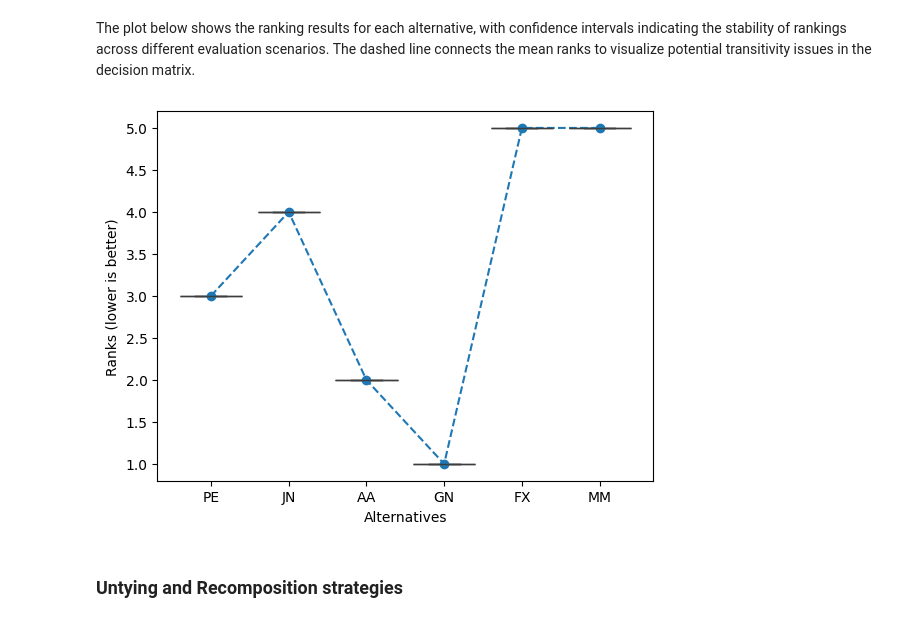
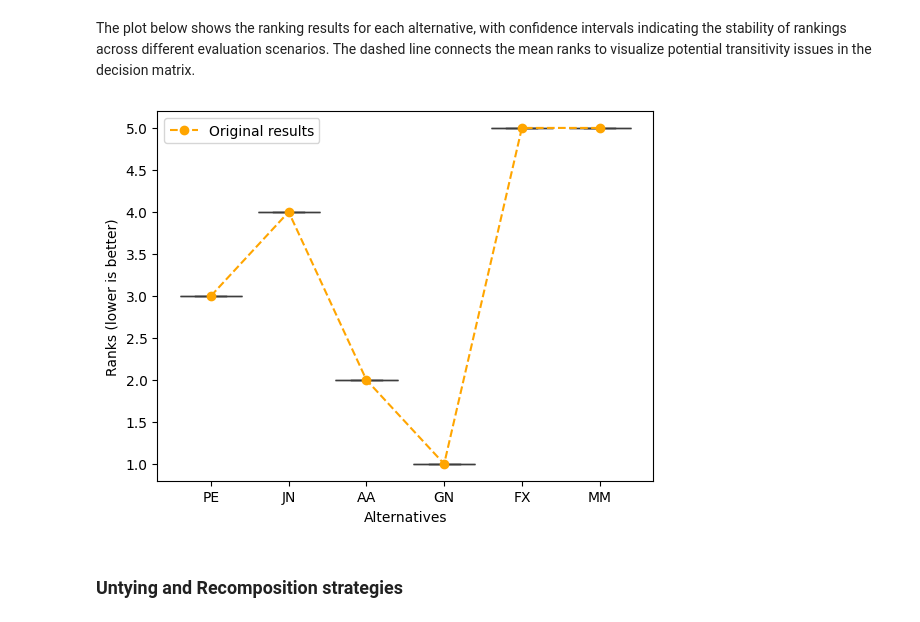
Before and after one commit to quatrope/scikit-criteria, a Jupyter notebook: docs/source/tutorial/rankrev.ipynb, the cells around one changed output. Cells and saved outputs as stored; diff of their text form; code cells hidden in the pictures.

```diff
--- a/docs/source/tutorial/rankrev.ipynb
+++ b/docs/source/tutorial/rankrev.ipynb
@@ -179,25 +222,25 @@ Both criteria should return True, and the transitivity break rate should be 0, i
 dm = skc.datasets.load_simple_stock_selection()
 
 # Define TOPSIS pipeline
-ws_pipe = mkpipe(
-    InvertMinimize(),
-    FilterNonDominated(),
-    TOPSIS()
-)
+dmaker = mkpipe(InvertMinimize(),
+                FilterNonDominated(),
+                TOPSIS())
 
 # Get original ranking
-original_result = ws_pipe.evaluate(dm)
-print("Original TOPSIS ranking")
-print(f"Alternatives: {original_result.alternatives}")
-print(f"Ranks: {original_result.rank_}")
+original_result = dmaker.evaluate(dm)
+display(original_result)
 
 # Create the transitivity checker
-checker = TransitivityChecker(ws_pipe,
-                              allow_missing_alternatives=True,
-                              max_ranks=1000)
+checker = TransitivityChecker(
+    dmaker,
+    allow_missing_alternatives=True,
+    max_ranks=1000
+)
 
 # Run the transitivity evaluation
 results = checker.evaluate(dm=dm)
+display(results['Original'])
+display(results['Recomposition1'])
 
 print("\nTransitivity Analysis Results:")
 print(f"Test Criterion 2 (Transitivity): {results.extra_['test_criterion_2']}")
@@ -220,11 +268,20 @@ Transitivity Break Rate: 0.0000
 The plot below shows the ranking results for each alternative, with confidence intervals indicating the stability of rankings across different evaluation scenarios. The dashed line connects the mean ranks to visualize potential transitivity issues in the decision matrix.
 # %%
 import matplotlib.pyplot as plt
+
 results.plot()
-plt.plot(results[0],marker='o',linestyle='--')
+plt.plot(
+    results[0],
+    marker="o",
+    linestyle="--",
+    color="orange",
+    label="Original results",
+    zorder=3,
+)
+plt.legend()
 plt.show()
 # %% [output]
-[figure, old version]
+[figure, new version]
 # %% [markdown]
 ### Untying and Recomposition strategies
 # %% [markdown]
```
Also changed, not shown: parts of 18 cells of this notebook.
